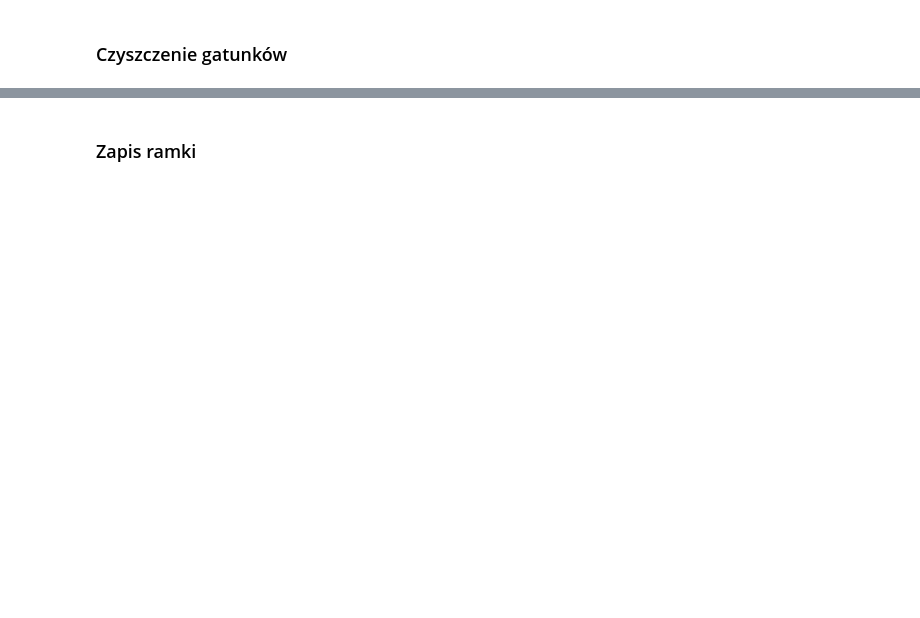
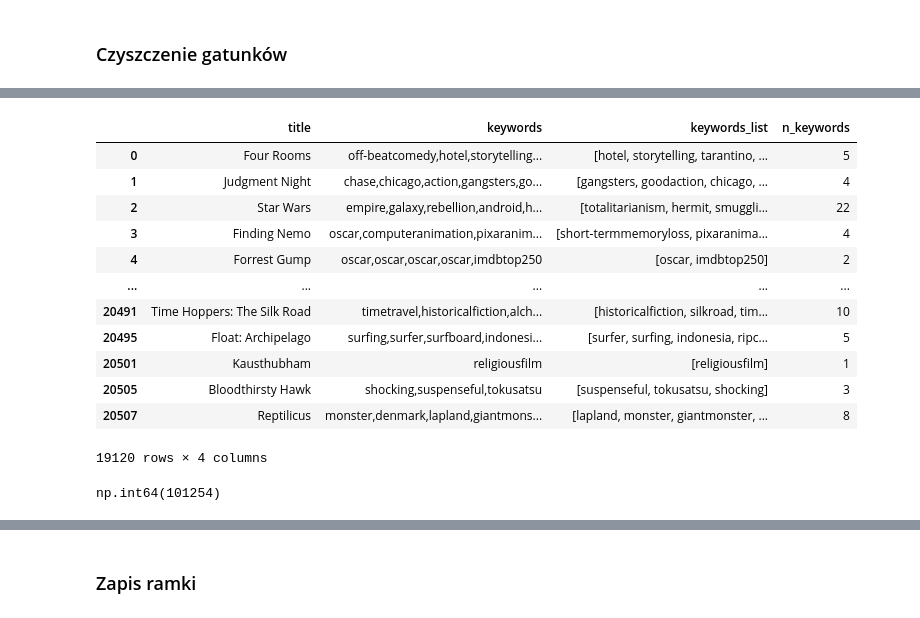
Before and after one commit to olkat12/Data_Exploration, a Jupyter notebook: data-cleaning/cleaning.ipynb, the cells around one changed output, grey strips where cells are left out. Saved outputs shown, nothing was run; the diff lists cells and outputs as text; code cells hidden in the pictures; blank space fills up the shorter version.

```diff
--- a/data-cleaning/cleaning.ipynb
+++ b/data-cleaning/cleaning.ipynb
@@ -298,0 +477,4 @@ data['total_crew_popularity'] = data[kolumny_tworcy].fillna(0).sum(axis=1)
+# %%
+lista_gatunkow = list(set(data['main_genre'].tolist()))
+lista_gatunkow.remove(np.nan)
+lista_gatunkow
@@ -298,0 +515,35 @@ data['total_crew_popularity'] = data[kolumny_tworcy].fillna(0).sum(axis=1)
+# %%
+data['keywords'] = data['keywords'].fillna('')
+data['keywords'] = data['keywords'].str.lower()
+data['keywords'] = data['keywords'].str.replace(r'\s+', '', regex=True)
+data['keywords'] = data['keywords'].str.replace(r'oscar\([^)]*\)', 'oscar', regex=True)
+data['keywords'] = data['keywords'].str.replace(r'scifi\b', 'sci-fi', regex=True)
+data['keywords_list'] = data['keywords'].apply(
+    lambda x: x.split(',') if isinstance(x, str) and x != '' else ['unknown']
+)
+
+data['keywords_list'] = data['keywords_list'].apply(lambda x: list(set(x)))
+data['keywords_list'] = data['keywords_list'].apply(
+    lambda row: [word for word in row if word not in lista_gatunkow]
+)
+
+data['n_keywords'] = data['keywords_list'].apply(lambda x: len(x))
+data[['title','keywords','keywords_list','n_keywords']]
+# %% [output]
+|  | title | keywords | keywords_list | n_keywords |
+| 0 | Four Rooms | off-beatcomedy,hotel,storytelling... | [hotel, storytelling, tarantino, ... | 5 |
+| 1 | Judgment Night | chase,chicago,action,gangsters,go... | [gangsters, goodaction, chicago, ... | 4 |
+| 2 | Star Wars | empire,galaxy,rebellion,android,h... | [totalitarianism, hermit, smuggli... | 22 |
+| 3 | Finding Nemo | oscar,computeranimation,pixaranim... | [short-termmemoryloss, pixaranima... | 4 |
+| 4 | Forrest Gump | oscar,oscar,oscar,oscar,imdbtop250 | [oscar, imdbtop250] | 2 |
+| ... | ... | ... | ... | ... |
+| 20491 | Time Hoppers: The Silk Road | timetravel,historicalfiction,alch... | [historicalfiction, silkroad, tim... | 10 |
+| 20495 | Float: Archipelago | surfing,surfer,surfboard,indonesi... | [surfer, surfing, indonesia, ripc... | 5 |
+| 20501 | Kausthubham | religiousfilm | [religiousfilm] | 1 |
+| 20505 | Bloodthirsty Hawk | shocking,suspenseful,tokusatsu | [suspenseful, tokusatsu, shocking] | 3 |
+| 20507 | Reptilicus | monster,denmark,lapland,giantmons... | [lapland, monster, giantmonster, ... | 8 |
+19120 rows × 4 columns
+# %%
+data['n_keywords'].sum()
+# %% [output]
+np.int64(101254)
```
Also changed, not shown: parts of 37 cells of this notebook, 3 other files.
